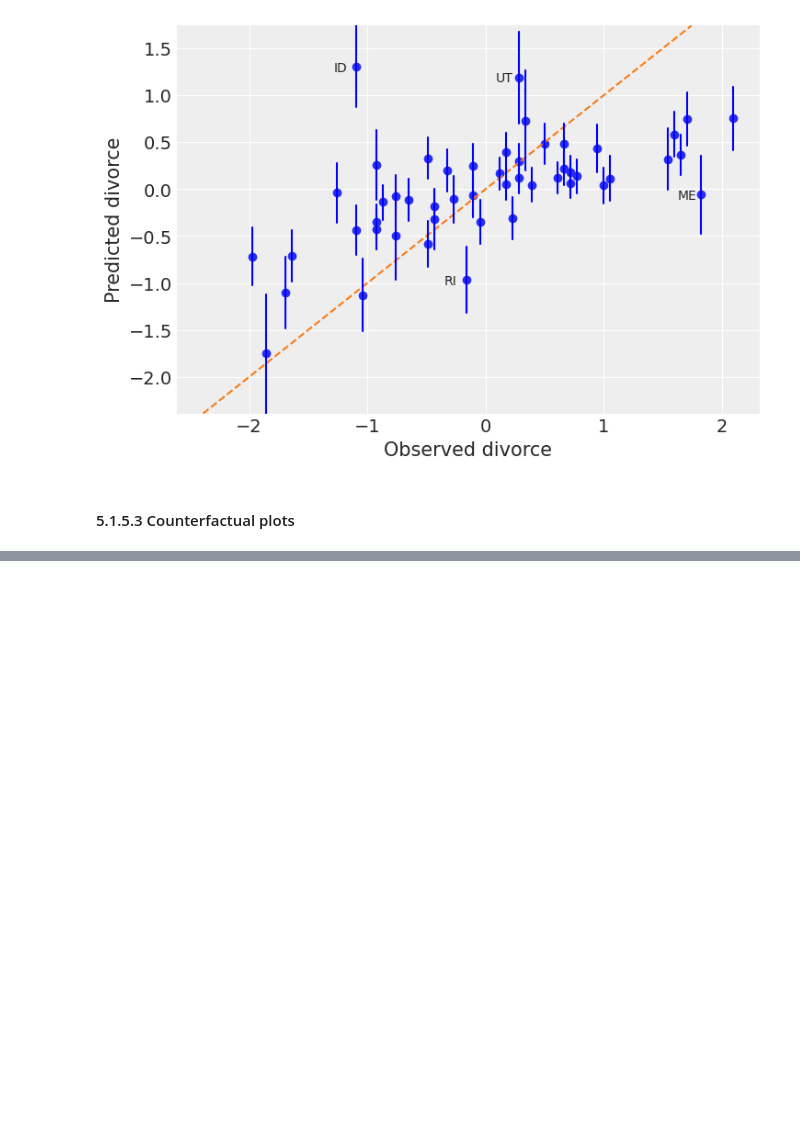
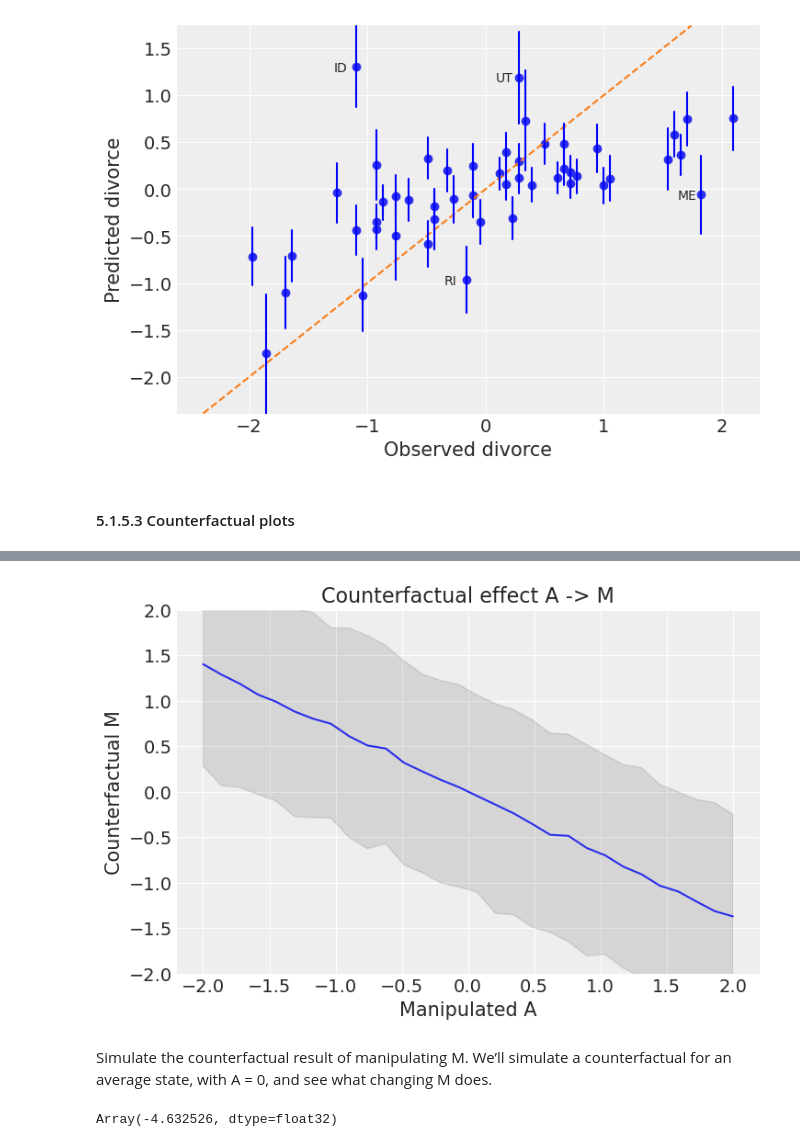
Before and after one commit to krademaker/Pyro, a Jupyter notebook: learning_numpyro/notebooks/SR_ch_5_numpyro.ipynb, the cells around one changed output, grey strips where cells are left out. Cells and saved outputs as stored; diff of their text form; code cells hidden in the pictures; blank space fills up the shorter version.

```diff
--- a/learning_numpyro/notebooks/SR_ch_5_numpyro.ipynb
+++ b/learning_numpyro/notebooks/SR_ch_5_numpyro.ipynb
@@ -554,0 +650,28 @@ fig
+# %%
+# 5.22 (adapted to generate Counterfactual effect A > M
+plt.plot(sim_dat['A'], jnp.mean(s['M'], 0))
+plt.gca().set(ylim=(-2,2),xlabel='Manipulated A',ylabel='Counterfactual M')
+plt.fill_between(
+    sim_dat['A'],
+    *jnp.percentile(s['M'], q=jnp.array([5.5,94.5]), axis=0),
+    color='k',
+    alpha=0.1
+)
+plt.title("Counterfactual effect A -> M")
+plt.show()
+# %% [output]
+[figure, added]
+# %% [markdown]
+Simulate the counterfactual result of manipulating M. We’ll simulate a counterfactual for an average state, with A = 0, and see what changing M does.
+# %%
+# 5.23
+d.MedianAgeMarriage.mean()
+d.MedianAgeMarriage.std()
+
+sim2_dat = dict(A=(jnp.array([20, 30]) - 26.1) / 1.24)
+s2 = Predictive(m5_3_A.model, post, return_sites=["M", "D"])(
+    random.PRNGKey(2), **sim2_dat
+)
+jnp.mean(s2["D"][:, 1] - s2["D"][:, 0])
+# %% [output]
+Array(-4.632526, dtype=float32)
```
Also changed, not shown: parts of 56 cells of this notebook.
